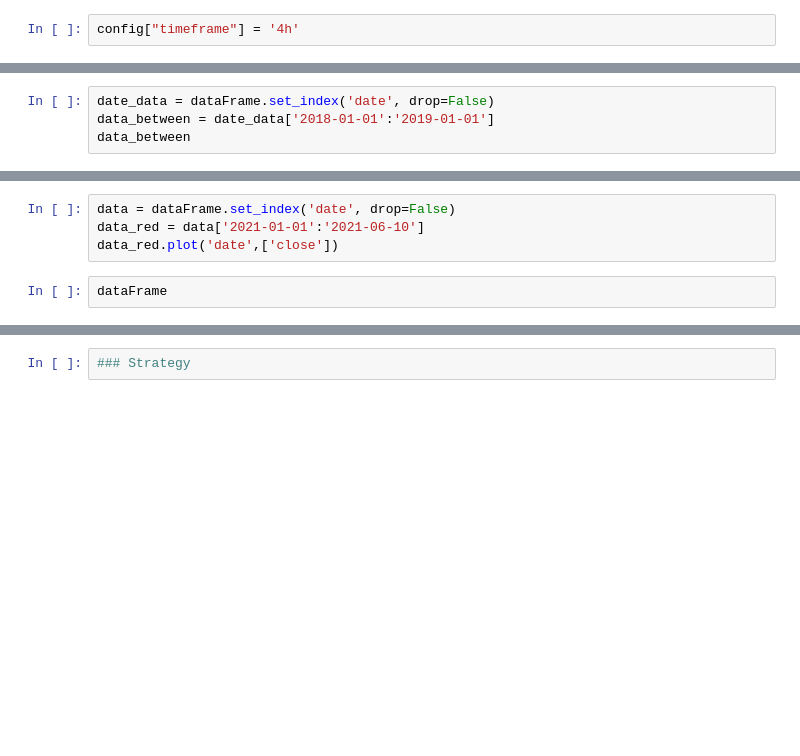
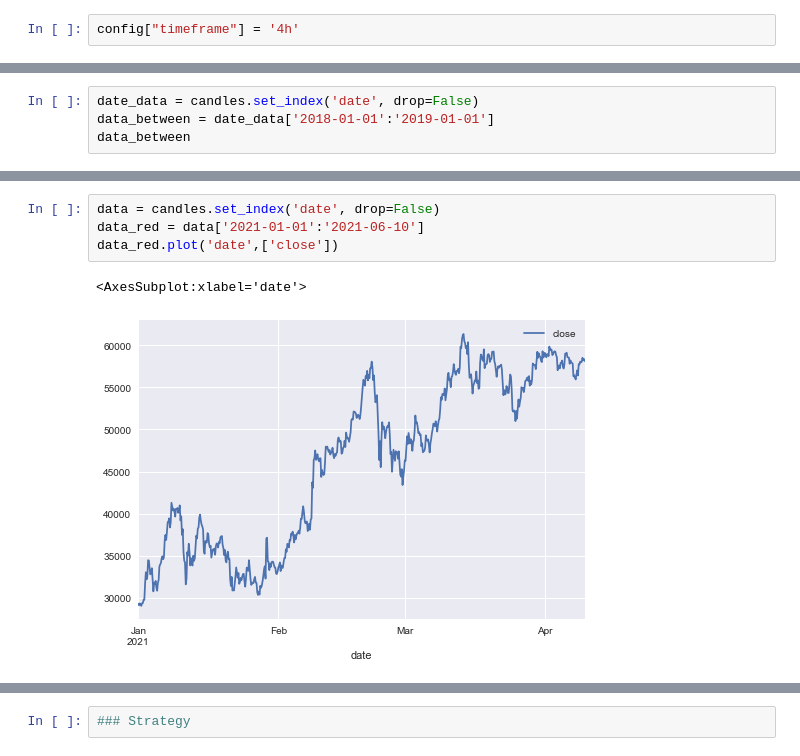
Before and after one commit to sittipol123/freqtrade_act_zone, a Jupyter notebook: notebooks/yoyo_action_zone_strategy.ipynb, the cells around one changed output, grey strips where cells are left out. Cells and saved outputs as stored; diff of their text form; blank space fills up the shorter version.

```diff
--- a/notebooks/yoyo_action_zone_strategy.ipynb
+++ b/notebooks/yoyo_action_zone_strategy.ipynb
@@ -38,4 +71,4 @@ plt.show()
 # %%
-date_data = dataFrame.set_index('date', drop=False)
+date_data = candles.set_index('date', drop=False)
 data_between = date_data['2018-01-01':'2019-01-01']
 data_between
@@ -42,6 +90,7 @@ data_between
 # %%
-data = dataFrame.set_index('date', drop=False)
+data = candles.set_index('date', drop=False)
 data_red = data['2021-01-01':'2021-06-10']
 data_red.plot('date',['close'])
+# %% [output]
+<AxesSubplot:xlabel='date'>
+[figure, added]
-# %%
-dataFrame
```
Also changed, not shown: parts of 24 cells of this notebook, 20 other files.
